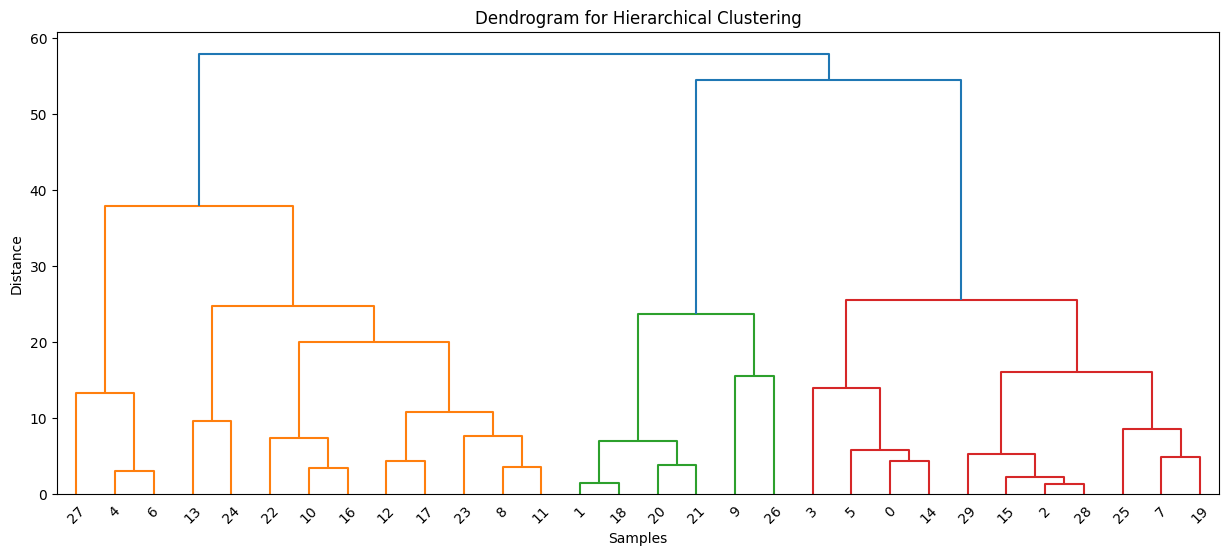
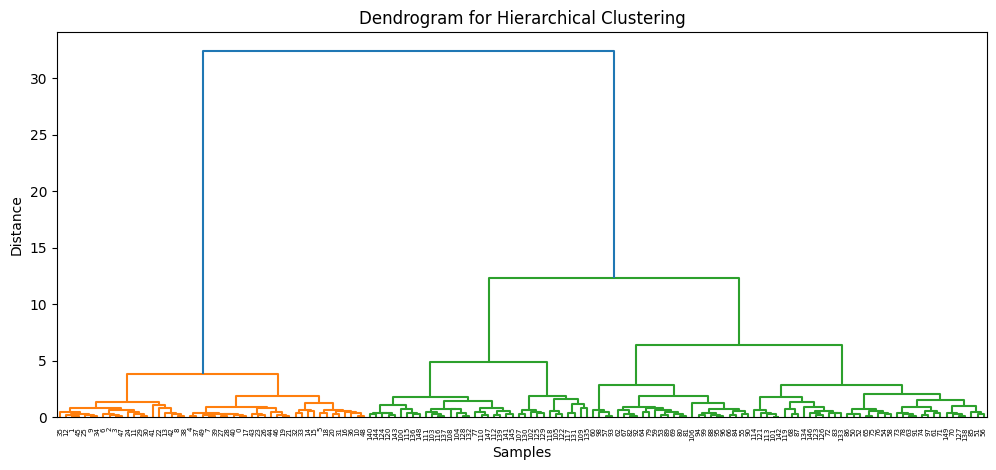
The change to this notebook cell's code, shown as a diff; its figure went from the first image to the second:
--- before
+++ after
@@ -1,6 +1,6 @@
 from scipy.cluster.hierarchy import linkage, dendrogram
 
-Z = linkage(X, method='ward')
-plt.figure(figsize=(15,6))
+Z = linkage(x, method='ward')
+plt.figure(figsize=(12,5))
 dendrogram(Z)
 

Commit: Update DBSCAN, Hierarchical, Random Forest, SVM regression notebooks